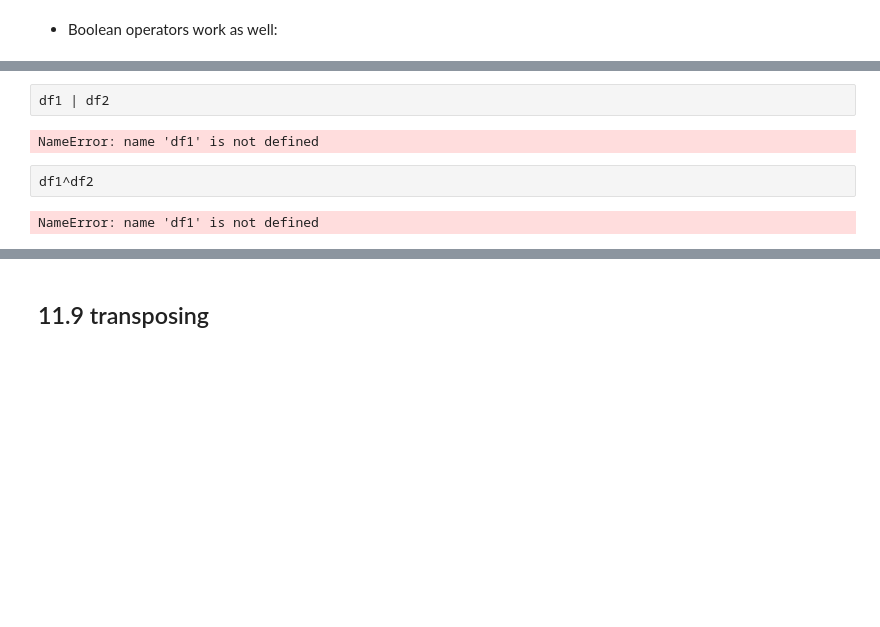
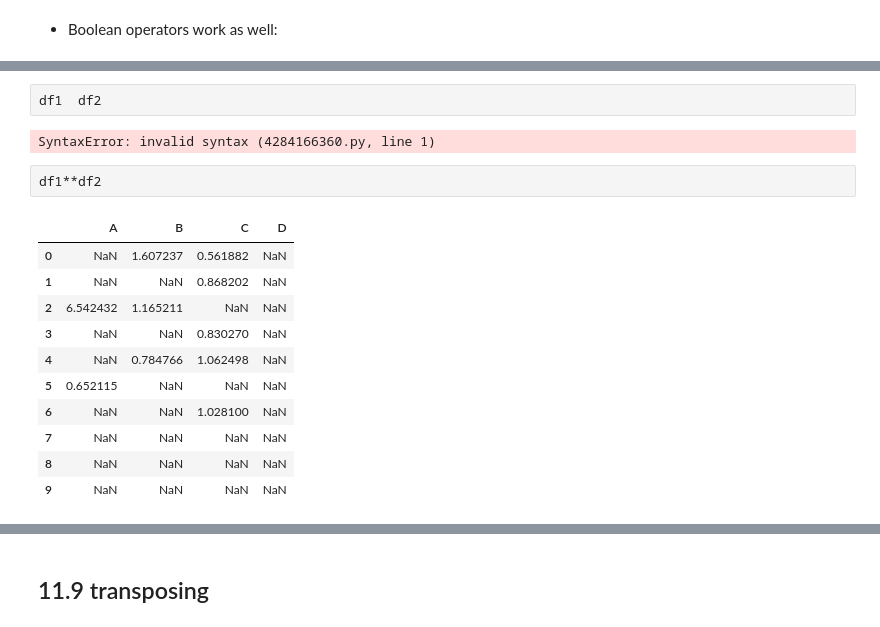
Before and after one commit to IAT-ExploringAI-2025/Week1-Intro-to-Python, a Jupyter notebook: Introduction_to_Python.ipynb, the cells around one changed output, grey strips where cells are left out. Saved outputs shown, nothing was run; the diff lists cells and outputs as text; blank space fills up the shorter version.

```diff
--- a/Introduction_to_Python.ipynb
+++ b/Introduction_to_Python.ipynb
@@ -1325,11 +1427,21 @@ df1&df2
 # %%
-df1 | df2
+df1  df2
 # %% [output]
-NameError: name 'df1' is not defined
+SyntaxError: invalid syntax (4284166360.py, line 1)
 # %%
-df1^df2
+df1**df2
 # %% [output]
-NameError: name 'df1' is not defined
+|  | A | B | C | D |
+| 0 | NaN | 1.607237 | 0.561882 | NaN |
+| 1 | NaN | NaN | 0.868202 | NaN |
+| 2 | 6.542432 | 1.165211 | NaN | NaN |
+| 3 | NaN | NaN | 0.830270 | NaN |
+| 4 | NaN | 0.784766 | 1.062498 | NaN |
+| 5 | 0.652115 | NaN | NaN | NaN |
+| 6 | NaN | NaN | 1.028100 | NaN |
+| 7 | NaN | NaN | NaN | NaN |
+| 8 | NaN | NaN | NaN | NaN |
+| 9 | NaN | NaN | NaN | NaN |
 # %%
 -df1
 # %% [output]
```
Also changed, not shown: parts of 44 cells of this notebook.
